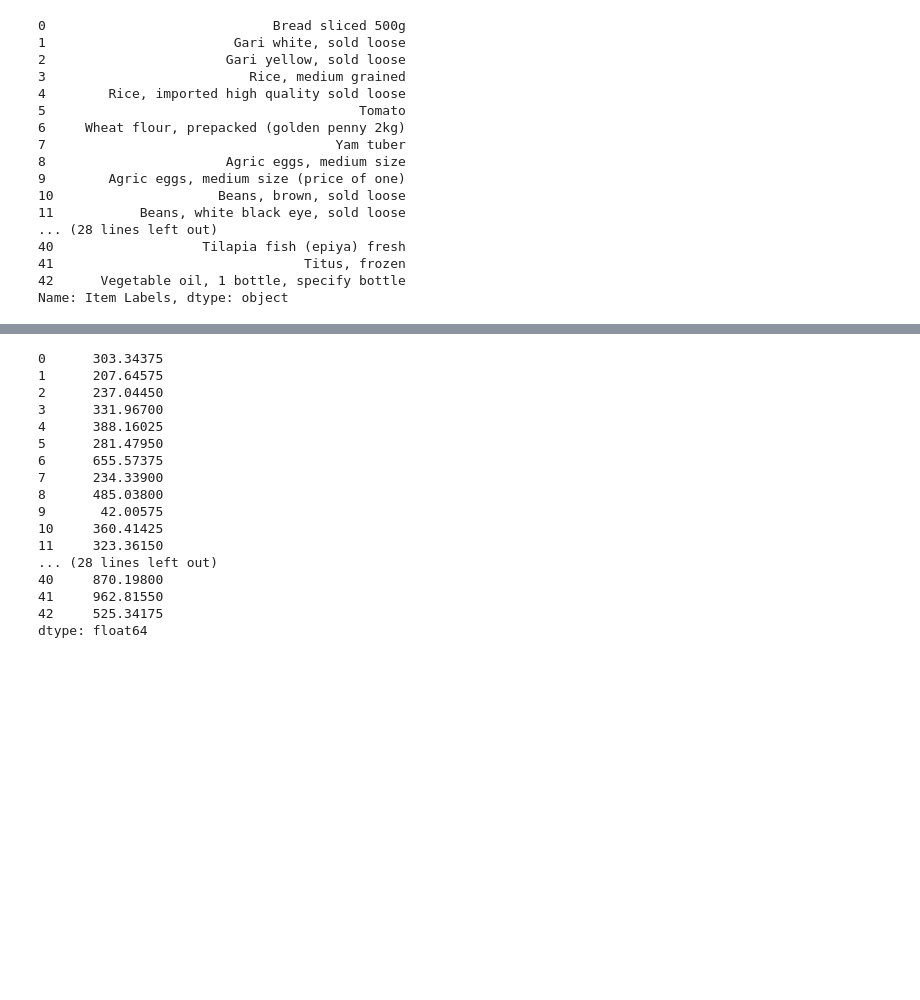
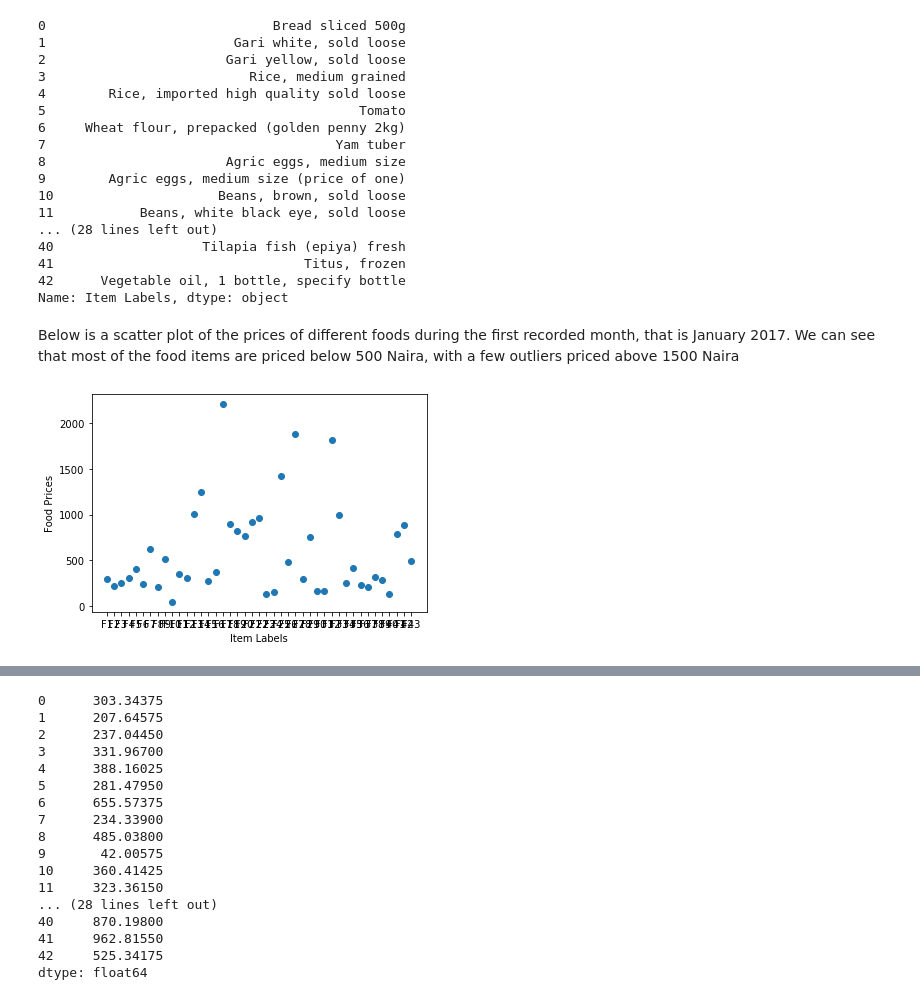
Before and after one commit to Ivynjambi/Jenga-Project, a Jupyter notebook: Analysis of selected food prices in Nigeria.ipynb, the cells around one changed output, grey strips where cells are left out. Drawn from its saved outputs; the diff is of its cells as text; code cells hidden in the pictures; blank space fills up the shorter version.

```diff
--- a/Analysis of selected food prices in Nigeria.ipynb
+++ b/Analysis of selected food prices in Nigeria.ipynb
@@ -97,3 +117,13 @@ food_prices["Item Labels"]
 Name: Item Labels, dtype: object
 # %%
 prices = pd.read_csv("foods.csv")
+# %% [markdown]
+Below is a scatter plot of the prices of different foods during the first recorded month, that is January 2017.
+We can see that most of the food items are priced below 500 Naira, with a few outliers priced above 1500 Naira
+# %%
+plt.scatter(prices["Item Labels"], prices["1-Jan-17"])
+plt.xlabel("Item Labels")
+plt.ylabel("Food Prices")
+plt.show()
+# %% [output]
+[figure, added]
```
Also changed, not shown: parts of 9 cells of this notebook.
